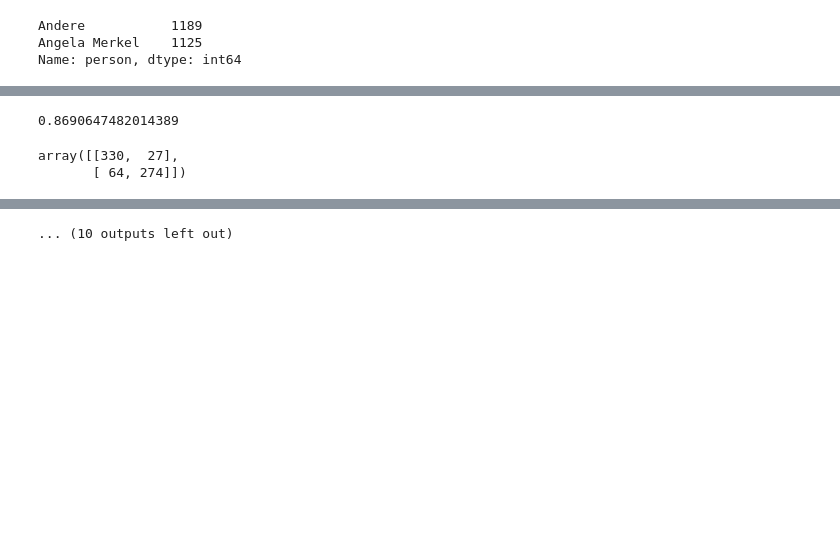
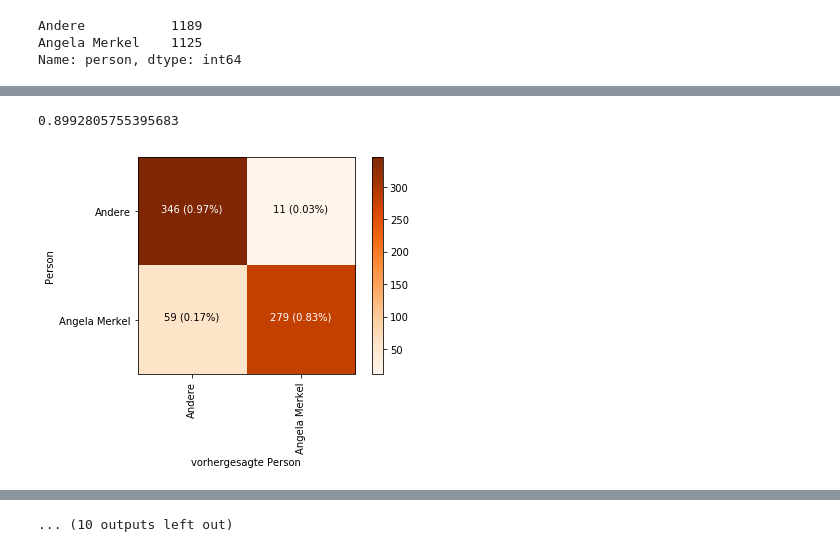
Before and after one commit to bbesser/ml-boosting-basics, a Jupyter notebook: notebooks/boosting.ipynb, the cells around one changed output, grey strips where cells are left out. Cells and saved outputs as stored; diff of their text form; code cells hidden in the pictures; blank space fills up the shorter version.

```diff
--- a/notebooks/boosting.ipynb
+++ b/notebooks/boosting.ipynb
@@ -215,34 +180,26 @@ display_decision_tree(classifier)
 # %%
-BOOST_FACTOR = 20
-
 from sklearn.ensemble import BaggingClassifier
 
+BOOST_FACTOR = 20
+ALL_CORES = -1
 
-def train_and_test_bagged(data, labels, test_size):
-    train_data, test_data, train_labels, test_labels = train_test_split(data,
-                                                    labels,
-                                                    test_size = test_size,
-                                                    stratify = labels)
-    ALL_CORES = -1
-    classifier = BaggingClassifier(base_estimator = make_decision_tree_classifier(), n_estimators = BOOST_FACTOR, n_jobs=ALL_CORES)
-    classifier.fit(train_data, train_labels)
+base = make_decision_tree_classifier()
+classifier = BaggingClassifier(base_estimator=base,
+                               n_estimators=BOOST_FACTOR,
+                               n_jobs=ALL_CORES)
 
-    predictions = classifier.predict(test_data)
+(accuracy, confusion) = train_and_test_with(classifier,
+                                            data,
+                                            labels,
+                                            test_size=TRAIN_TEST_RATIO)
 
-    accuracy = np.mean(predictions == test_labels)
-    confusion = confusion_matrix(test_labels, predictions)
-
-    return (classifier, accuracy, confusion)
-
-(classifier, accuracy, confusion) = train_and_test_bagged(data, labels, test_size = TRAIN_TEST_RATIO)
-display(accuracy, confusion)
-
+display(accuracy)
+plot_confusion_matrix(confusion, classes=categories.unique())
 for tree in classifier:
     display_decision_tree(tree)
 # %% [output]
-0.8690647482014389
+0.8992805755395683
-array([[330,  27],
-       [ 64, 274]])
+[figure, added]
 [drawing not drawn]
 [drawing not drawn]
 [drawing not drawn]
@@ -253,7 +210,7 @@ array([[330,  27],
 [drawing not drawn]
 [drawing not drawn]
 [drawing not drawn]
-... (10 outputs left out)
+... (10 outputs left out)
 # %%
 from sklearn.ensemble import AdaBoostClassifier
 
```
Also changed, not shown: parts of 26 cells of this notebook, 5 other files.
